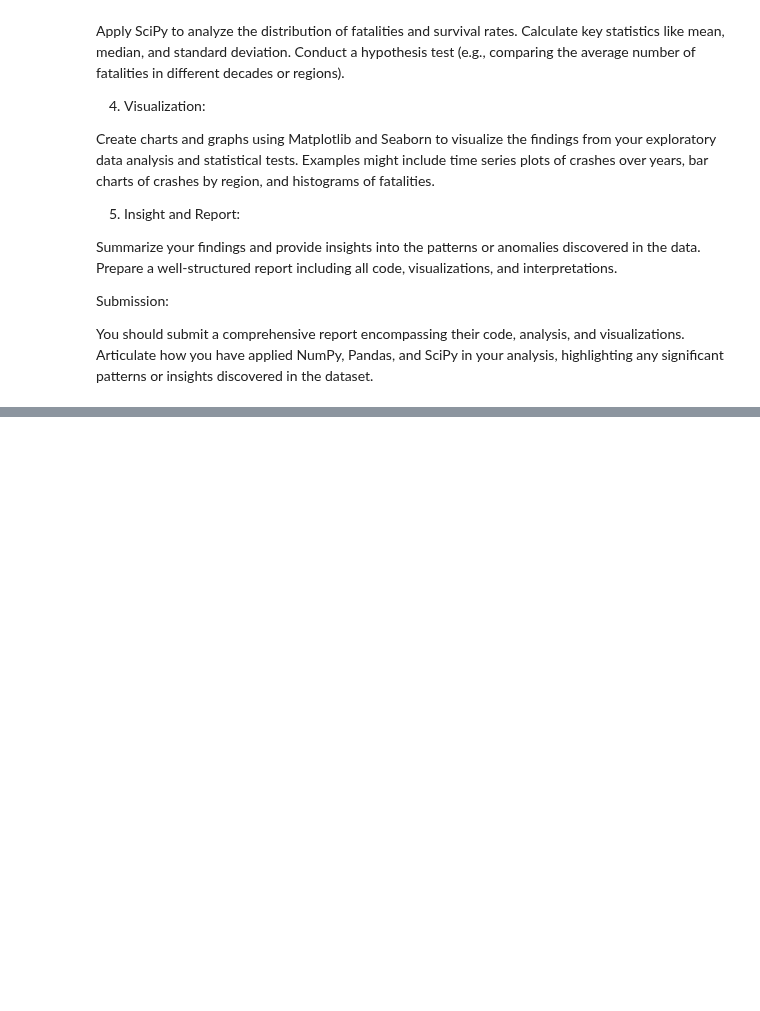
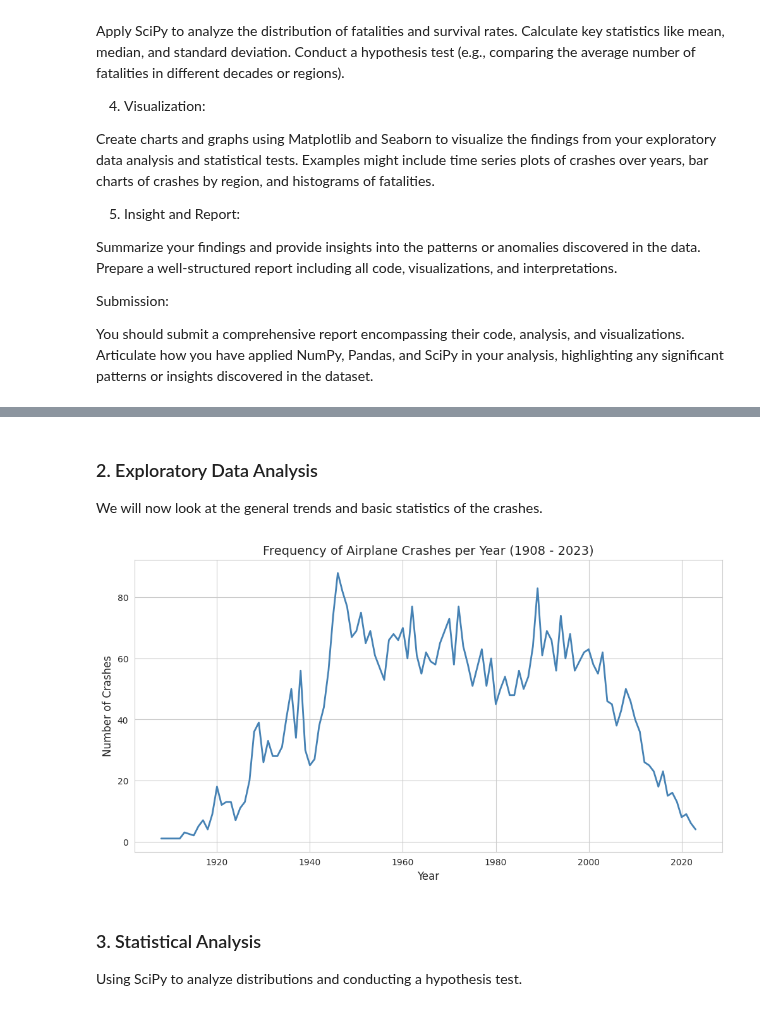
Before and after one commit to LuckyHusbando/DI-Bootcamp, a Jupyter notebook: GenAI/GenAICourse/Week5/Day2/DC/W5D2DC.ipynb, the cells around one changed output, grey strips where cells are left out. Drawn from its saved outputs; the diff is of its cells as text; code cells hidden in the pictures; blank space fills up the shorter version.

```diff
--- a/GenAI/GenAICourse/Week5/Day2/DC/W5D2DC.ipynb
+++ b/GenAI/GenAICourse/Week5/Day2/DC/W5D2DC.ipynb
@@ -89,0 +119,19 @@ Total records: 4998
+# %% [markdown]
+### 2. Exploratory Data Analysis
+We will now look at the general trends and basic statistics of the crashes.
+# %%
+# Frequency of crashes over time
+crashes_per_year = df.groupby('Year').size()
+
+plt.figure(figsize=(12, 6))
+sns.set_style("whitegrid")
+sns.lineplot(x=crashes_per_year.index, y=crashes_per_year.values, color='steelblue', linewidth=2)
+plt.title('Frequency of Airplane Crashes per Year (1908 - 2023)', fontsize=14)
+plt.xlabel('Year', fontsize=12)
+plt.ylabel('Number of Crashes', fontsize=12)
+plt.show()
+# %% [output]
+[figure, added]
+# %% [markdown]
+### 3. Statistical Analysis
+Using SciPy to analyze distributions and conducting a hypothesis test.
```
Also changed, not shown: parts of 6 cells of this notebook.
